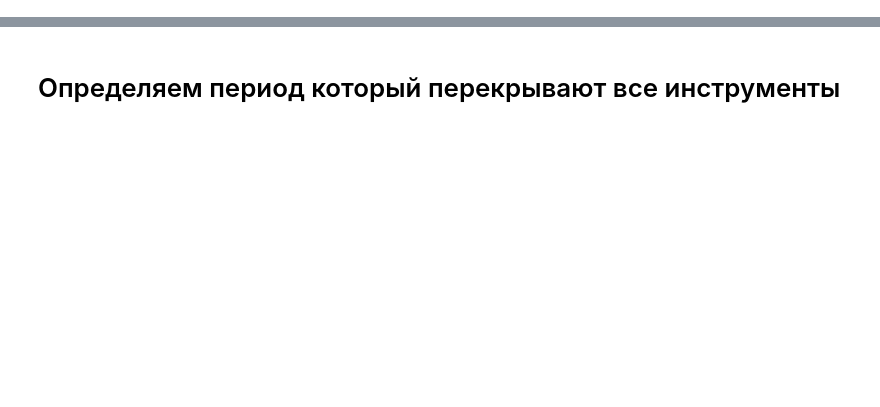
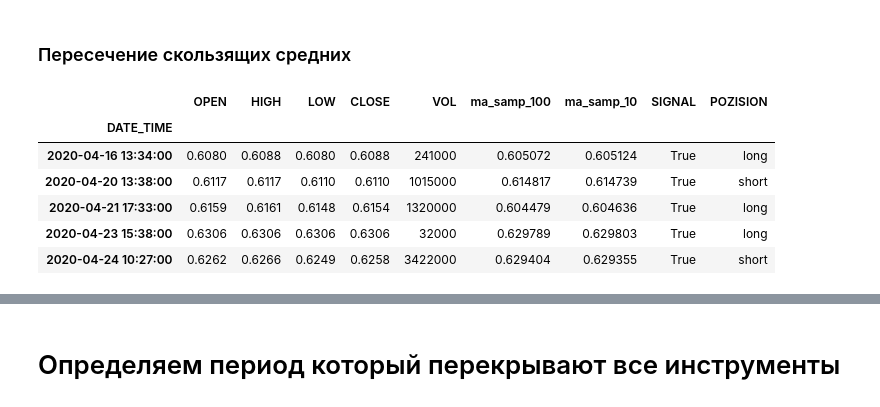
Before and after one commit to Mikhaylov-yv/Trad_histori_test, a Jupyter notebook: historical_test_1.ipynb, the cells around one changed output, grey strips where cells are left out. Cells and saved outputs as stored; diff of their text form; code cells hidden in the pictures; blank space fills up the shorter version.

Commit message:
Сделал тестирование на модели пересечния скользящих средний пока дает только убытки

```diff
--- a/historical_test_1.ipynb
+++ b/historical_test_1.ipynb
@@ -40,0 +52,23 @@ df
+# %% [markdown]
+### Пересечение скользящих средних
+# %%
+i = 2
+for df_toll in list(df_dikt):
+    ma_difference = []
+    for index in range(len(df_dikt[df_toll].index)):
+        ma_difference.append(df_dikt[df_toll].loc[df_dikt[df_toll].index[index], 'ma_samp_100'] - df_dikt[df_toll].loc[df_dikt[df_toll].index[index], 'ma_samp_10'])
+        if index < i: continue
+        ma_sum = ma_difference[-1] + ma_difference[-1-i]
+        peresech = abs(ma_sum) < abs(ma_difference[-1]) and abs(ma_sum) < abs(ma_difference[-1-i])
+    #     if peresech == True: print(df_test.index[index])
+        df_dikt[df_toll].loc[df_dikt[df_toll].index[index], 'SIGNAL'] = peresech
+        df_dikt[df_toll].loc[df_dikt[df_toll].index[index], 'POZISION'] = 'short' if ma_difference[-1] > 0 else 'long'
+df_dikt['HYDR'][df_test.SIGNAL == True]
+# %% [output]
+|  | OPEN | HIGH | LOW | CLOSE | VOL | ma_samp_100 | ma_samp_10 | SIGNAL | POZISION |
+| DATE_TIME |  |  |  |  |  |  |  |  |  |
+| 2020-04-16 13:34:00 | 0.6080 | 0.6088 | 0.6080 | 0.6088 | 241000 | 0.605072 | 0.605124 | True | long |
+| 2020-04-20 13:38:00 | 0.6117 | 0.6117 | 0.6110 | 0.6110 | 1015000 | 0.614817 | 0.614739 | True | short |
+| 2020-04-21 17:33:00 | 0.6159 | 0.6161 | 0.6148 | 0.6154 | 1320000 | 0.604479 | 0.604636 | True | long |
+| 2020-04-23 15:38:00 | 0.6306 | 0.6306 | 0.6306 | 0.6306 | 32000 | 0.629789 | 0.629803 | True | long |
+| 2020-04-24 10:27:00 | 0.6262 | 0.6266 | 0.6249 | 0.6258 | 3422000 | 0.629404 | 0.629355 | True | short |
```
Also changed, not shown: parts of 21 cells of this notebook, 1 other file.
